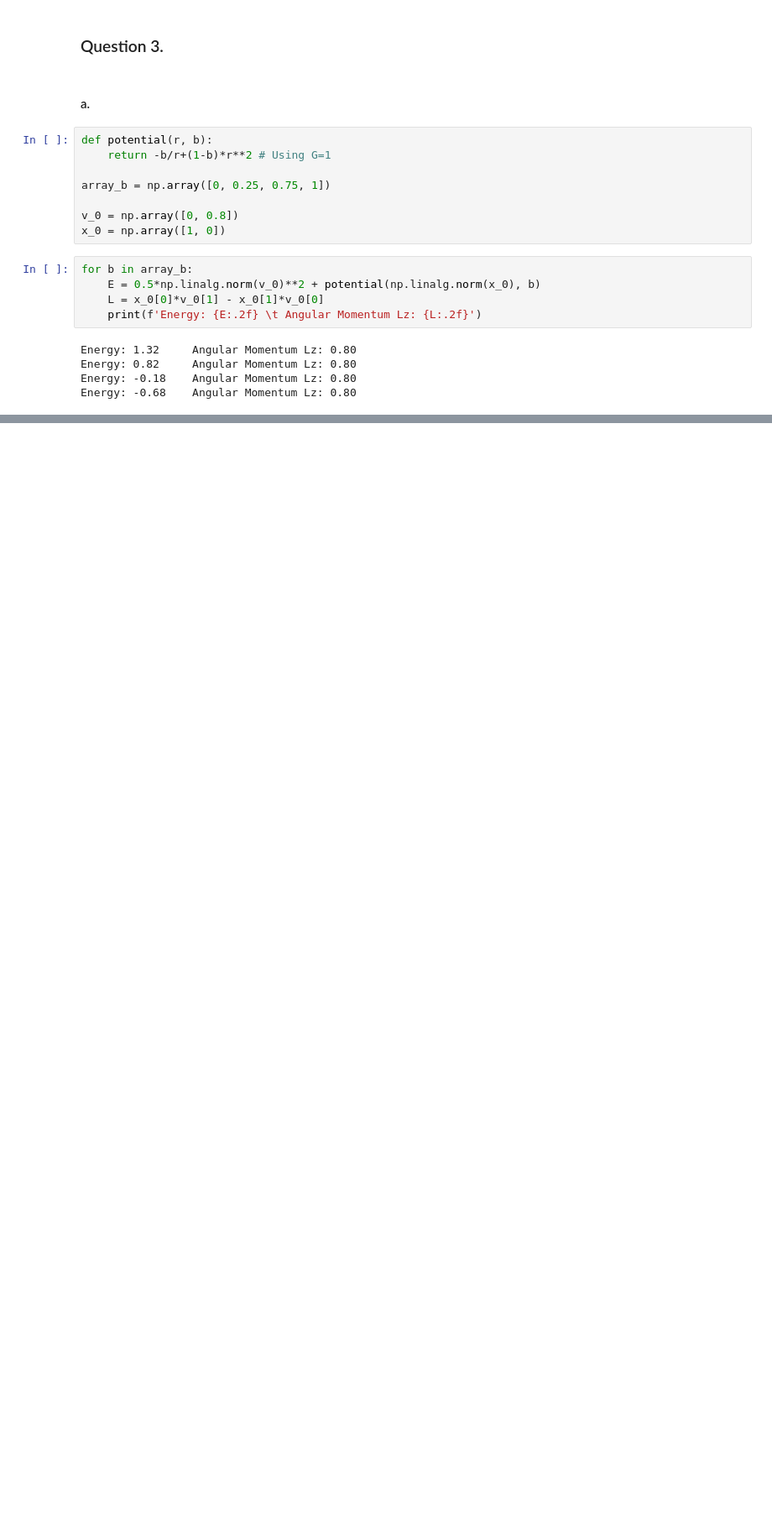
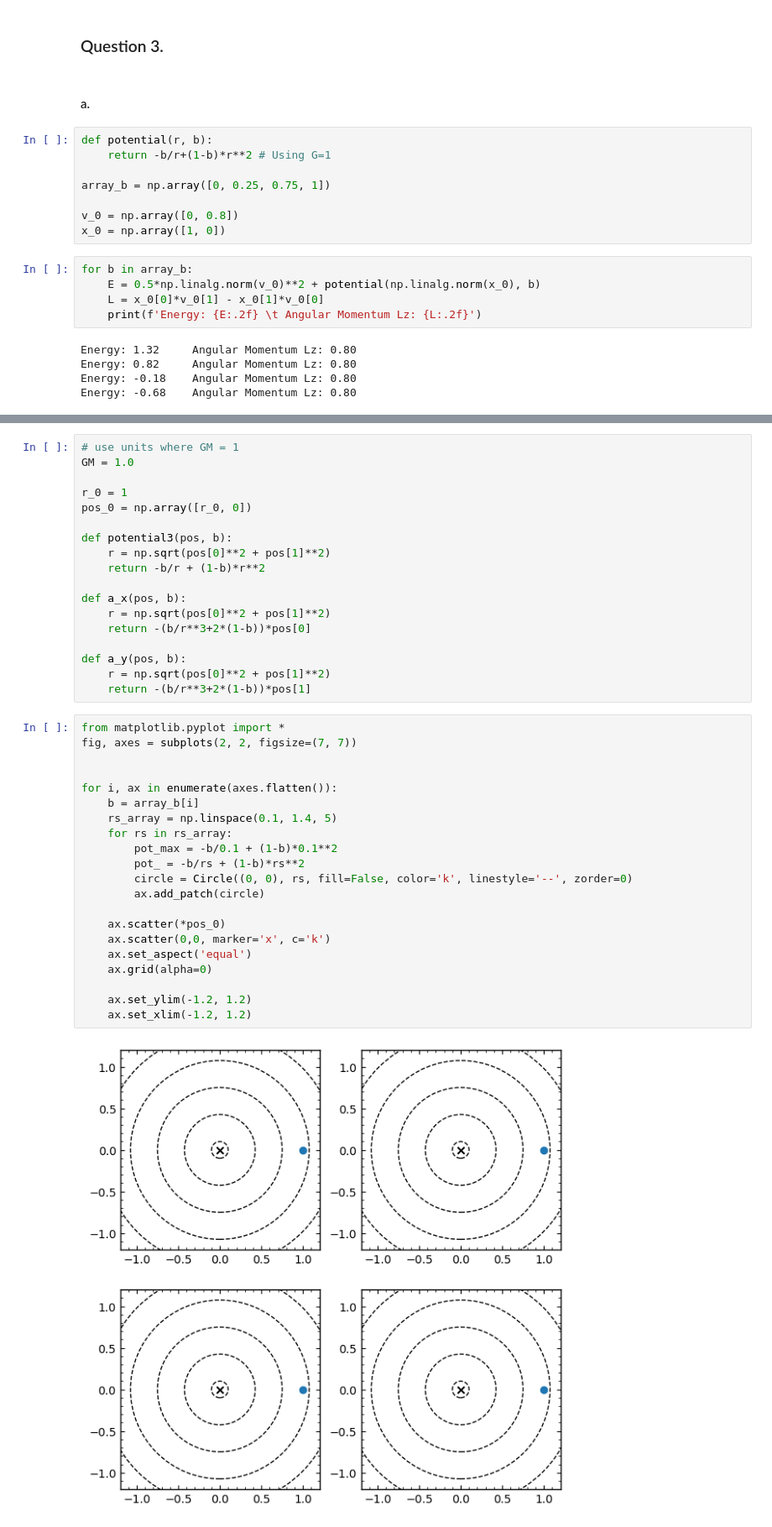
Before and after one commit to nassmohammed/galacticdynamics, a Jupyter notebook: assignment1/submission_a1.ipynb, the cells around one changed output, grey strips where cells are left out. Shown at 84% size. Drawn from its saved outputs; the diff is of its cells as text; blank space fills up the shorter version.

```diff
--- a/assignment1/submission_a1.ipynb
+++ b/assignment1/submission_a1.ipynb
@@ -250,0 +271,41 @@ Text(0.5, 0, 'r')
+# %%
+# use units where GM = 1
+GM = 1.0
+
+r_0 = 1
+pos_0 = np.array([r_0, 0])
+
+def potential3(pos, b):
+    r = np.sqrt(pos[0]**2 + pos[1]**2)
+    return -b/r + (1-b)*r**2
+
+def a_x(pos, b):
+    r = np.sqrt(pos[0]**2 + pos[1]**2)
+    return -(b/r**3+2*(1-b))*pos[0]
+
+def a_y(pos, b):
+    r = np.sqrt(pos[0]**2 + pos[1]**2)
+    return -(b/r**3+2*(1-b))*pos[1]
+# %%
+from matplotlib.pyplot import *
+fig, axes = subplots(2, 2, figsize=(7, 7))
+
+
+for i, ax in enumerate(axes.flatten()):
+    b = array_b[i]
+    rs_array = np.linspace(0.1, 1.4, 5)
+    for rs in rs_array:
+        pot_max = -b/0.1 + (1-b)*0.1**2
+        pot_ = -b/rs + (1-b)*rs**2
+        circle = Circle((0, 0), rs, fill=False, color='k', linestyle='--', zorder=0)
+        ax.add_patch(circle)
+
+    ax.scatter(*pos_0)
+    ax.scatter(0,0, marker='x', c='k')
+    ax.set_aspect('equal')
+    ax.grid(alpha=0)
+
+    ax.set_ylim(-1.2, 1.2)
+    ax.set_xlim(-1.2, 1.2)
+# %% [output]
+[figure, added]
```
Also changed, not shown: parts of 6 cells of this notebook, 4 other files.
